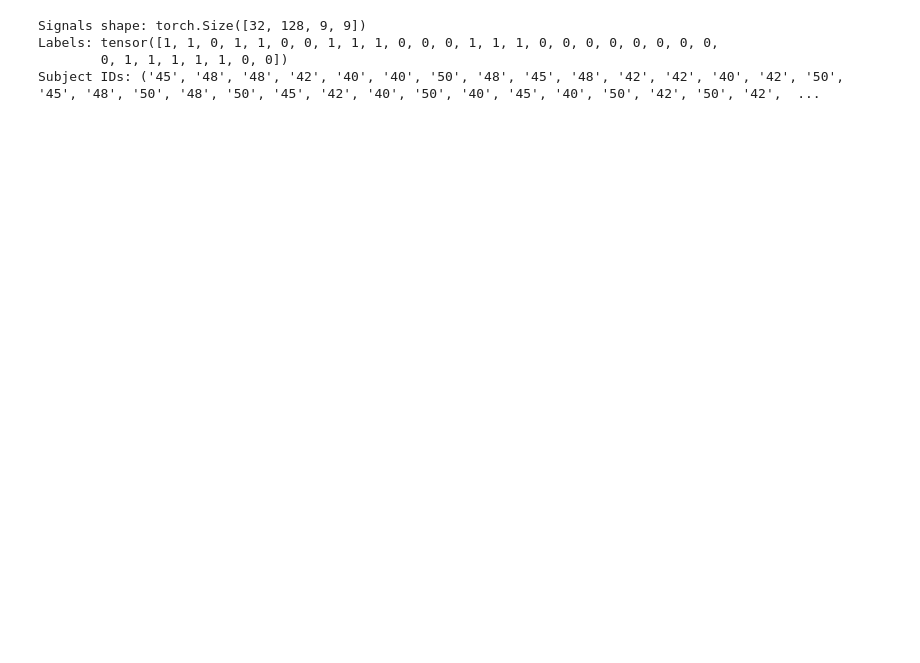
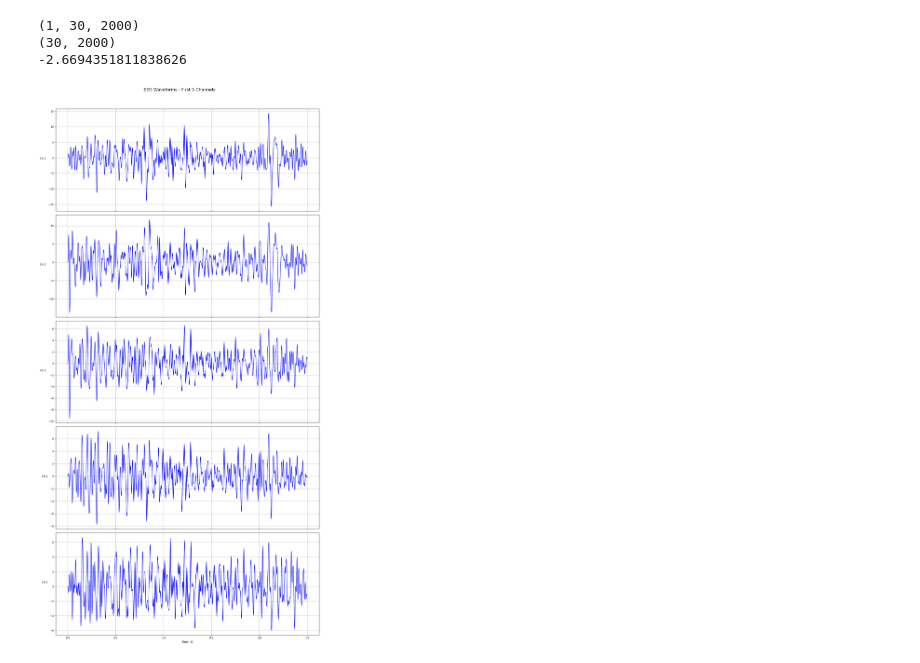
Before and after one commit to KINLAWWW/swin, a Jupyter notebook: 3DpatcheegSwin/visualize.ipynb, the cells around one changed output. Drawn from its saved outputs; the diff is of its cells as text; code cells hidden in the pictures; blank space fills up the shorter version.

```diff
--- a/3DpatcheegSwin/visualize.ipynb
+++ b/3DpatcheegSwin/visualize.ipynb
@@ -709,23 +35,0 @@ Dataset shape: (160, 41472)
-# %%
-from torch.utils.data import DataLoader
-
-# Create DataLoader
-loader = DataLoader(
-    dataset=dataset,
-    batch_size=16,  # Adjust based on your needs
-    shuffle=True,   # Shuffle data for training
-    num_workers=4   # Parallel data loading; adjust based on CPU cores
-)
-
-# Iterate over the DataLoader
-for batch in loader:
-    signals, labels, subject_ids = batch  # Unpack the 3-tuple
-    print(f"Signals shape: {signals.shape}")
-    print(f"Labels: {labels}")
-    print(f"Subject IDs: {subject_ids}")
-    break  # Just print the first batch for testing
-# %% [output]
-Signals shape: torch.Size([32, 128, 9, 9])
-Labels: tensor([1, 1, 0, 1, 1, 0, 0, 1, 1, 1, 0, 0, 0, 1, 1, 1, 0, 0, 0, 0, 0, 0, 0, 0,
-        0, 1, 1, 1, 1, 1, 0, 0])
-Subject IDs: ('45', '48', '48', '42', '40', '40', '50', '48', '45', '48', '42', '42', '40', '42', '50', '45', '48', '50', '48', '50', '45', '42', '40', '50', '40', '45', '40', '50', '42', '50', '42',  ...
@@ -749,0 +36,36 @@ def delete_folder_if_exists(target_folder_name):
+# %%
+print(dataset[1][0].shape)
+eeg_data = dataset[1][0].reshape(30,2000)
+print(eeg_data.shape)
+print(eeg_data[0][16])
+# %% [output]
+(1, 30, 2000)
+(30, 2000)
+-2.6694351811838626
+# %%
+import numpy as np
+import matplotlib.pyplot as plt
+
+# 假设 eeg_data 是 shape 为 (30, 2000) 的 EEG 数据
+# 你可以用实际数据替换这个模拟数据
+
+
+# 时间轴（假设采样率为 250Hz，则 2000 点 ≈ 8 秒）
+fs = 2000  # 采样率（可根据实际修改）
+time = np.arange(2000) / fs  # 时间轴，单位：秒
+
+# 只取前 5 个通道
+num_channels = 5
+fig, axs = plt.subplots(num_channels, 1, figsize=(15, 30), sharex=True)
+
+for i in range(num_channels):
+    axs[i].plot(time, eeg_data[i], color='b')
+    axs[i].set_ylabel(f'Ch {i+1}', rotation=0, labelpad=20)
+    axs[i].grid(True)
+
+axs[-1].set_xlabel('Time (s)')
+plt.suptitle('EEG Waveforms - First 5 Channels', fontsize=16)
+plt.tight_layout(rect=[0, 0, 1, 0.96])
+plt.show()
+# %% [output]
+[figure, added]
```
Also changed, not shown: parts of 26 cells of this notebook, 4 other files.
